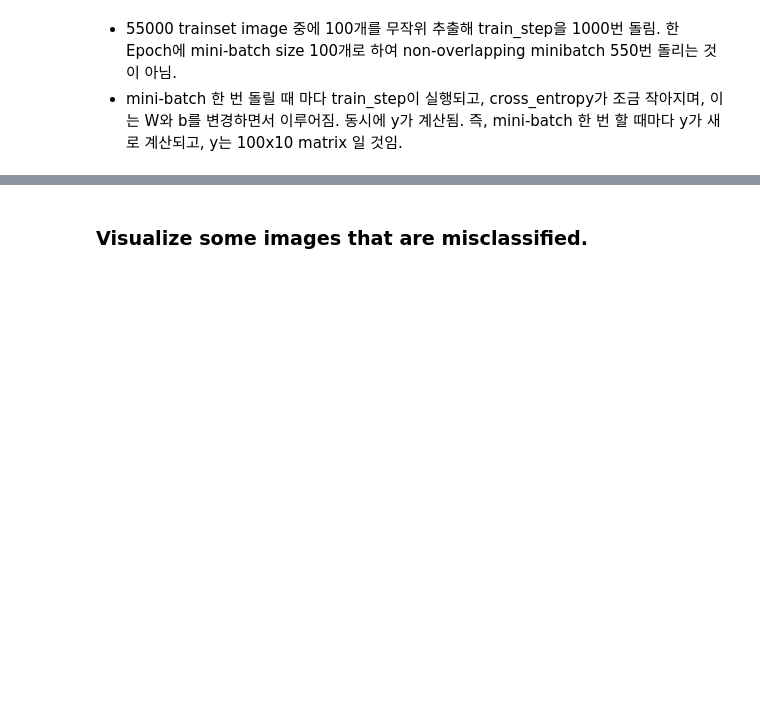
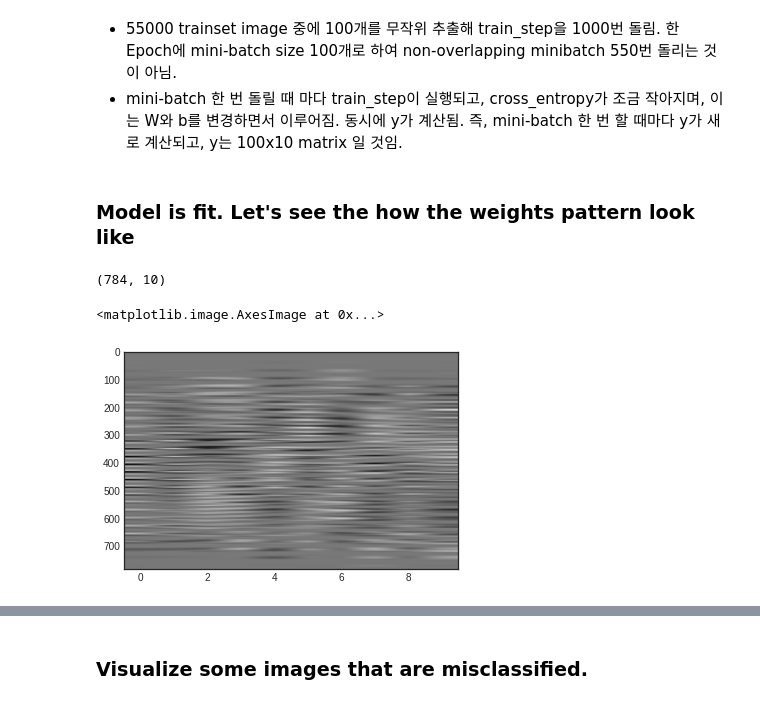
Before and after one commit to hyunblee/brain_deep_learning_4_ai, a Jupyter notebook: little_stuff/Tensorflow_Intro_MNIST.ipynb, the cells around one changed output, grey strips where cells are left out. Saved outputs shown, nothing was run; the diff lists cells and outputs as text; code cells hidden in the pictures; blank space fills up the shorter version.

```diff
--- a/little_stuff/Tensorflow_Intro_MNIST.ipynb
+++ b/little_stuff/Tensorflow_Intro_MNIST.ipynb
@@ -170,3 +204,12 @@ for _ in range(1000):
 # %% [markdown]
 - 55000 trainset image 중에 100개를 무작위 추출해 train_step을 1000번 돌림. 한 Epoch에 mini-batch size 100개로 하여 non-overlapping minibatch 550번 돌리는 것이 아님.
 - mini-batch 한 번 돌릴 때 마다 train_step이 실행되고, cross_entropy가 조금 작아지며, 이는 W와 b를 변경하면서 이루어짐. 동시에 y가 계산됨.  즉, mini-batch 한 번 할 때마다 y가 새로 계산되고, y는 100x10 matrix 일 것임.
+# %% [markdown]
+### Model is fit.  Let's see the how the weights pattern look like
+# %%
+print(W.eval().shape)
+plt.imshow(W.eval(), cmap='gray', interpolation="spline16", aspect='auto')
+# %% [output]
+(784, 10)
+<matplotlib.image.AxesImage at 0x...>
+[figure, added]
```
Also changed, not shown: parts of 30 cells of this notebook, 4 other files.
